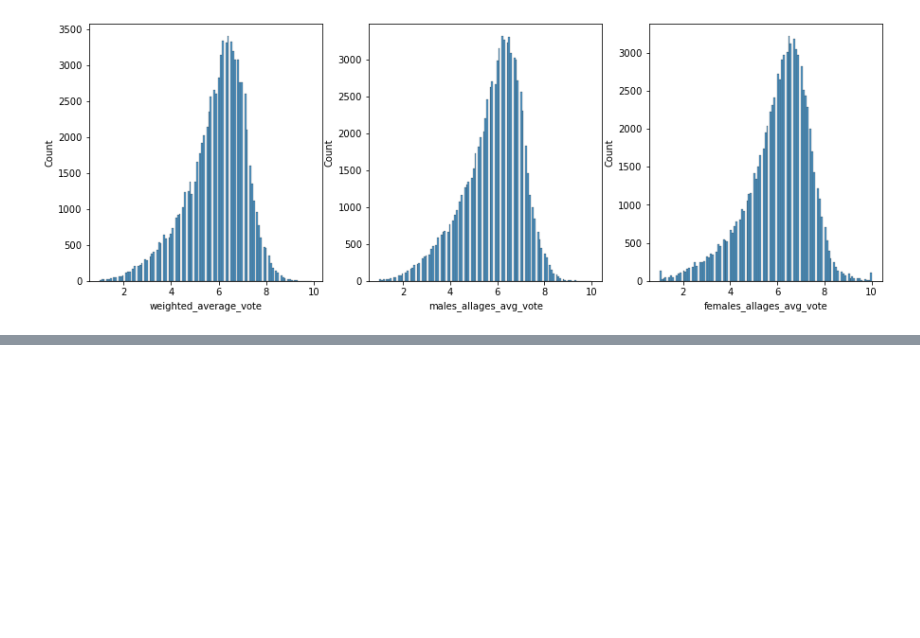
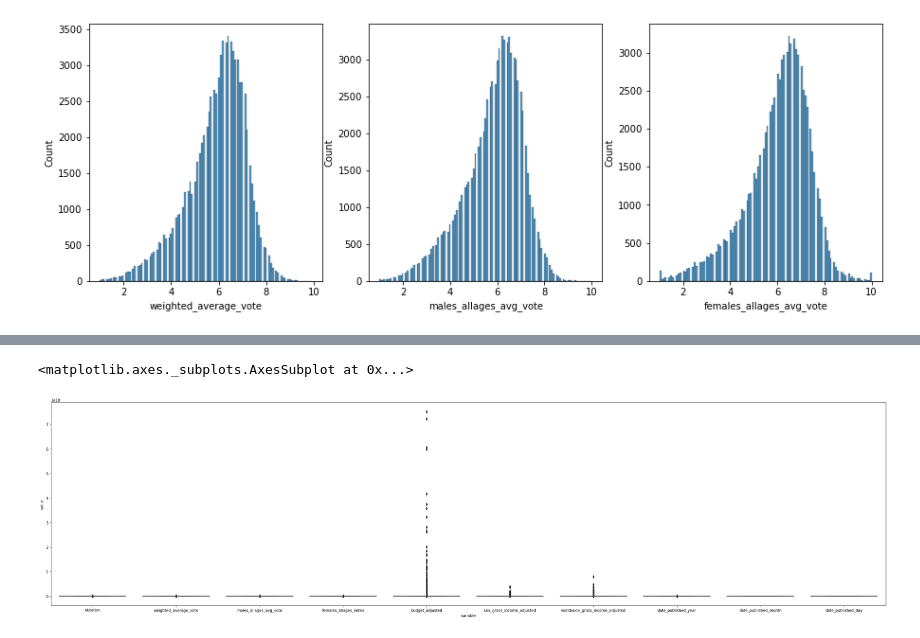
Before and after one commit to Saharae/Final-Project-Group2, a Jupyter notebook: sahara-ensley-individual-project/Code/preprocessing.ipynb, the cells around one changed output, grey strips where cells are left out. Saved outputs shown, nothing was run; the diff lists cells and outputs as text; code cells hidden in the pictures; blank space fills up the shorter version.

```diff
--- a/sahara-ensley-individual-project/Code/preprocessing.ipynb
+++ b/sahara-ensley-individual-project/Code/preprocessing.ipynb
@@ -150,0 +155,14 @@ sns.histplot(data = ratings, x = 'females_allages_avg_vote', ax = ax[2])
+# %%
+ratings, movies, names, inflation = putil.load_all(base)
+inflation_clean = putil.clean_inflation(inflation)
+movies = putil.merge_and_clean_movies(movies, ratings, inflation_clean)
+movies = putil.expand_date(movies, col_to_expand = 'date_published', keep_original = False)
+# %%
+numeric = movies.select_dtypes(include = ['float64', 'int64'])
+
+fig, ax = plt.subplots(nrows = 1, ncols = 1, figsize = (40,10))
+sns.boxplot(x="variable", y="value", data=pd.melt(numeric), ax = ax)
+## okay so looks like there are outliers, gonna use standardization
+# %% [output]
+<matplotlib.axes._subplots.AxesSubplot at 0x...>
+[figure, added]
```
Also changed, not shown: parts of 2 cells of this notebook, 1 other file.
